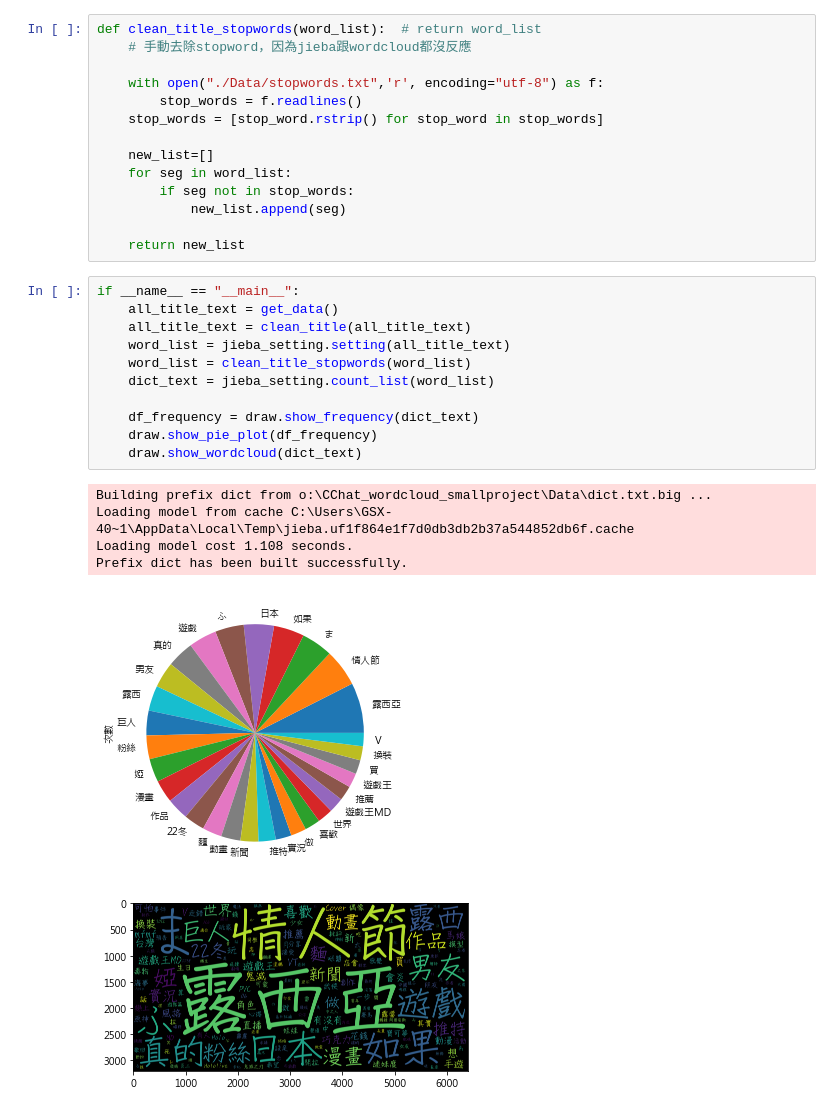
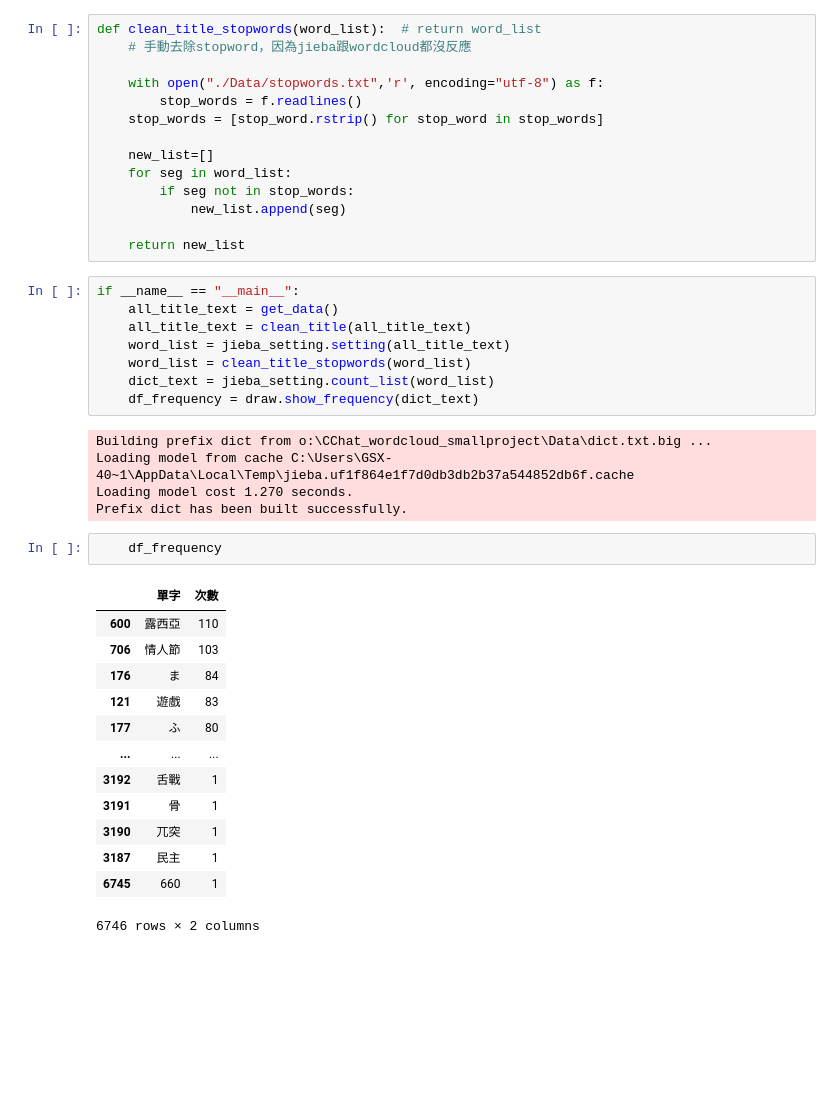
Before and after one commit to ms0481150/CChat_wordcloud_smallproject, a Jupyter notebook: main.ipynb, the cells around one changed output. Cells and saved outputs as stored; diff of their text form; blank space fills up the shorter version.

```diff
--- a/main.ipynb
+++ b/main.ipynb
@@ -78,14 +78,25 @@ if __name__ == "__main__":
     word_list = jieba_setting.setting(all_title_text)
     word_list = clean_title_stopwords(word_list)
     dict_text = jieba_setting.count_list(word_list)
-
     df_frequency = draw.show_frequency(dict_text)
-    draw.show_pie_plot(df_frequency)
-    draw.show_wordcloud(dict_text)
 # %% [output]
 Building prefix dict from o:\CChat_wordcloud_smallproject\Data\dict.txt.big ...
 Loading model from cache C:\Users\GSX-40~1\AppData\Local\Temp\jieba.uf1f864e1f7d0db3db2b37a544852db6f.cache
-Loading model cost 1.108 seconds.
+Loading model cost 1.270 seconds.
 Prefix dict has been built successfully.
-[figure, removed]
-[figure, removed]
+# %%
+    df_frequency
+# %% [output]
+|  | 單字 | 次數 |
+| 600 | 露西亞 | 110 |
+| 706 | 情人節 | 103 |
+| 176 | ま | 84 |
+| 121 | 遊戲 | 83 |
+| 177 | ふ | 80 |
+| ... | ... | ... |
+| 3192 | 舌戰 | 1 |
+| 3191 | 骨 | 1 |
+| 3190 | 兀突 | 1 |
+| 3187 | 民主 | 1 |
+| 6745 | 660 | 1 |
+6746 rows × 2 columns
```
Also changed, not shown: parts of 2 cells of this notebook, 2 other files.
